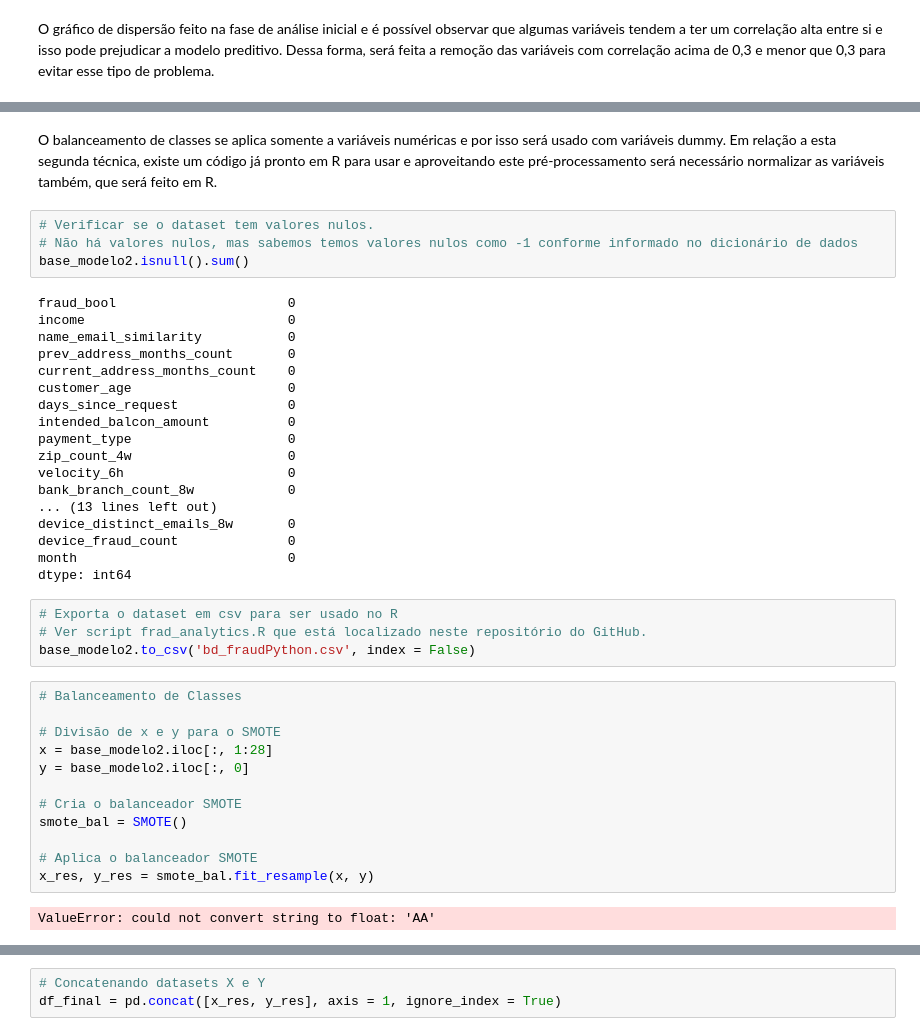
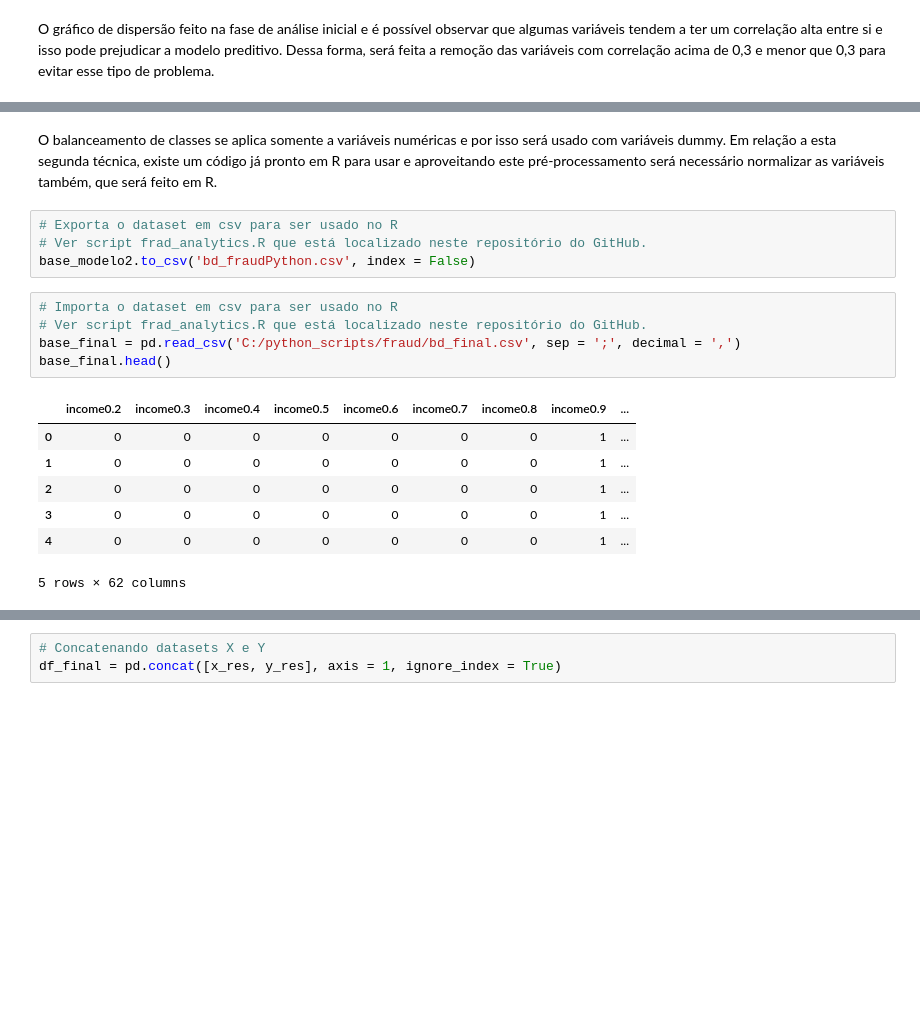
Before and after one commit to marcosmorais94/fraud_bankaccount, a Jupyter notebook: bank_fraud.ipynb, the cells around one changed output, grey strips where cells are left out. Saved outputs shown, nothing was run; the diff lists cells and outputs as text; blank space fills up the shorter version.

```diff
--- a/bank_fraud.ipynb
+++ b/bank_fraud.ipynb
@@ -304,45 +344,22 @@ device_distinct_emails_8w         int64
 device_fraud_count                int64
 month                             int64
 dtype: object
-# %% [markdown]
-O balanceamento de classes se aplica somente a variáveis numéricas e por isso será usado com variáveis dummy. Em relação a esta segunda técnica, existe um código já pronto em R para usar e aproveitando este pré-processamento será necessário normalizar as variáveis também, que será feito em R.
-# %%
-# Verificar se o dataset tem valores nulos.
-# Não há valores nulos, mas sabemos temos valores nulos como -1 conforme informado no dicionário de dados
-base_modelo2.isnull().sum()
-# %% [output]
-fraud_bool                      0
-income                          0
-name_email_similarity           0
-prev_address_months_count       0
-current_address_months_count    0
-customer_age                    0
-days_since_request              0
-intended_balcon_amount          0
-payment_type                    0
-zip_count_4w                    0
-velocity_6h                     0
-bank_branch_count_8w            0
-... (13 lines left out)
-device_distinct_emails_8w       0
-device_fraud_count              0
-month                           0
-dtype: int64
-# %%
-# Exporta o dataset em csv para ser usado no R
-# Ver script frad_analytics.R que está localizado neste repositório do GitHub.
-base_modelo2.to_csv('bd_fraudPython.csv', index = False)
-# %%
-# Balanceamento de Classes
-
-# Divisão de x e y para o SMOTE
-x = base_modelo2.iloc[:, 1:28]
-y = base_modelo2.iloc[:, 0]
-
-# Cria o balanceador SMOTE
-smote_bal = SMOTE()
-
-# Aplica o balanceador SMOTE
-x_res, y_res = smote_bal.fit_resample(x, y)
-# %% [output]
-ValueError: could not convert string to float: 'AA'
+# %% [markdown]
+O balanceamento de classes se aplica somente a variáveis numéricas e por isso será usado com variáveis dummy. Em relação a esta segunda técnica, existe um código já pronto em R para usar e aproveitando este pré-processamento será necessário normalizar as variáveis também, que será feito em R.
+# %%
+# Exporta o dataset em csv para ser usado no R
+# Ver script frad_analytics.R que está localizado neste repositório do GitHub.
+base_modelo2.to_csv('bd_fraudPython.csv', index = False)
+# %%
+# Importa o dataset em csv para ser usado no R
+# Ver script frad_analytics.R que está localizado neste repositório do GitHub.
+base_final = pd.read_csv('C:/python_scripts/fraud/bd_final.csv', sep = ';', decimal = ',')
+base_final.head()
+# %% [output]
+|  | income0.2 | income0.3 | income0.4 | income0.5 | income0.6 | income0.7 | income0.8 | income0.9 | ... |
+| 0 | 0 | 0 | 0 | 0 | 0 | 0 | 0 | 1 | ... |
+| 1 | 0 | 0 | 0 | 0 | 0 | 0 | 0 | 1 | ... |
+| 2 | 0 | 0 | 0 | 0 | 0 | 0 | 0 | 1 | ... |
+| 3 | 0 | 0 | 0 | 0 | 0 | 0 | 0 | 1 | ... |
+| 4 | 0 | 0 | 0 | 0 | 0 | 0 | 0 | 1 | ... |
+5 rows × 62 columns
```
Also changed, not shown: parts of 10 cells of this notebook, 1 other file.
